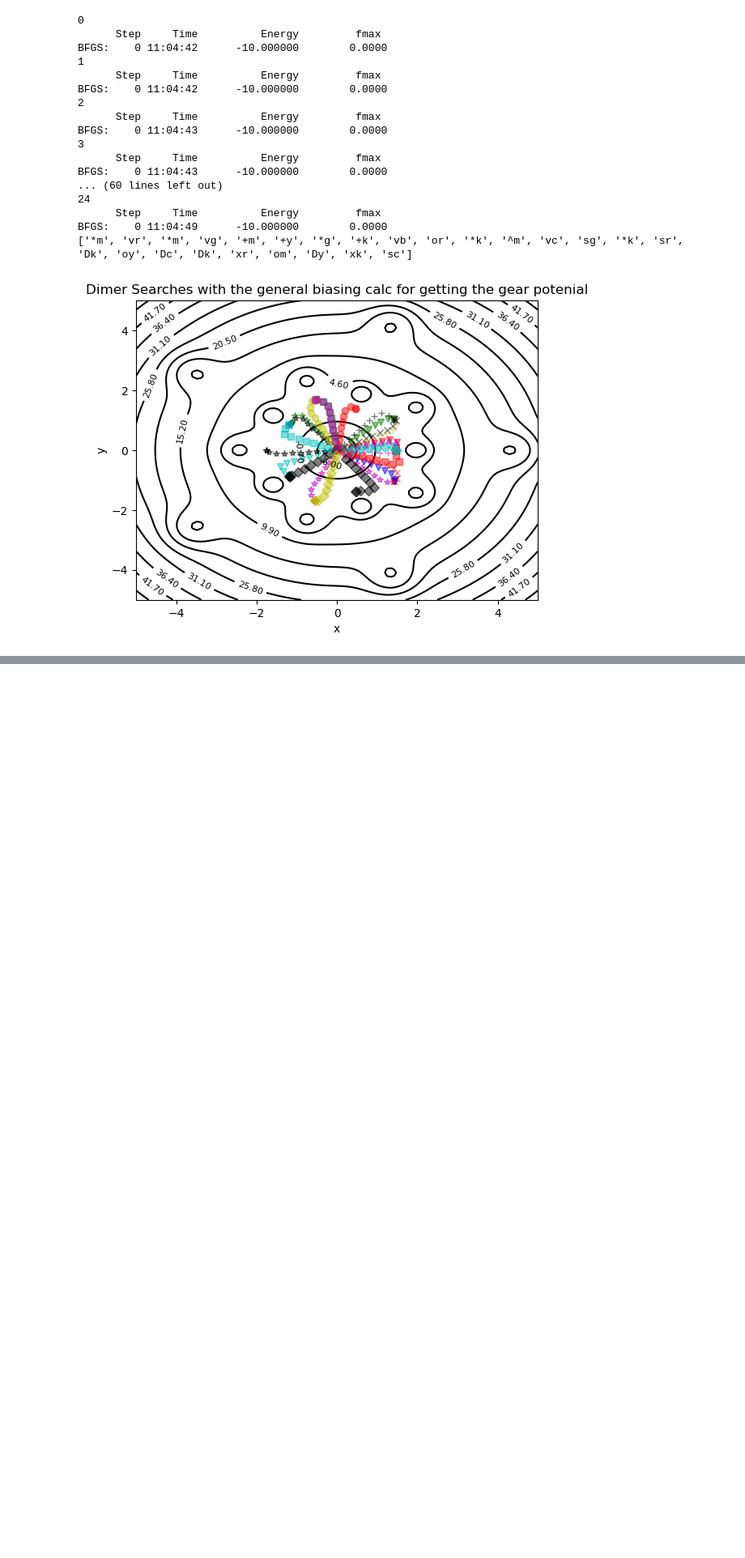
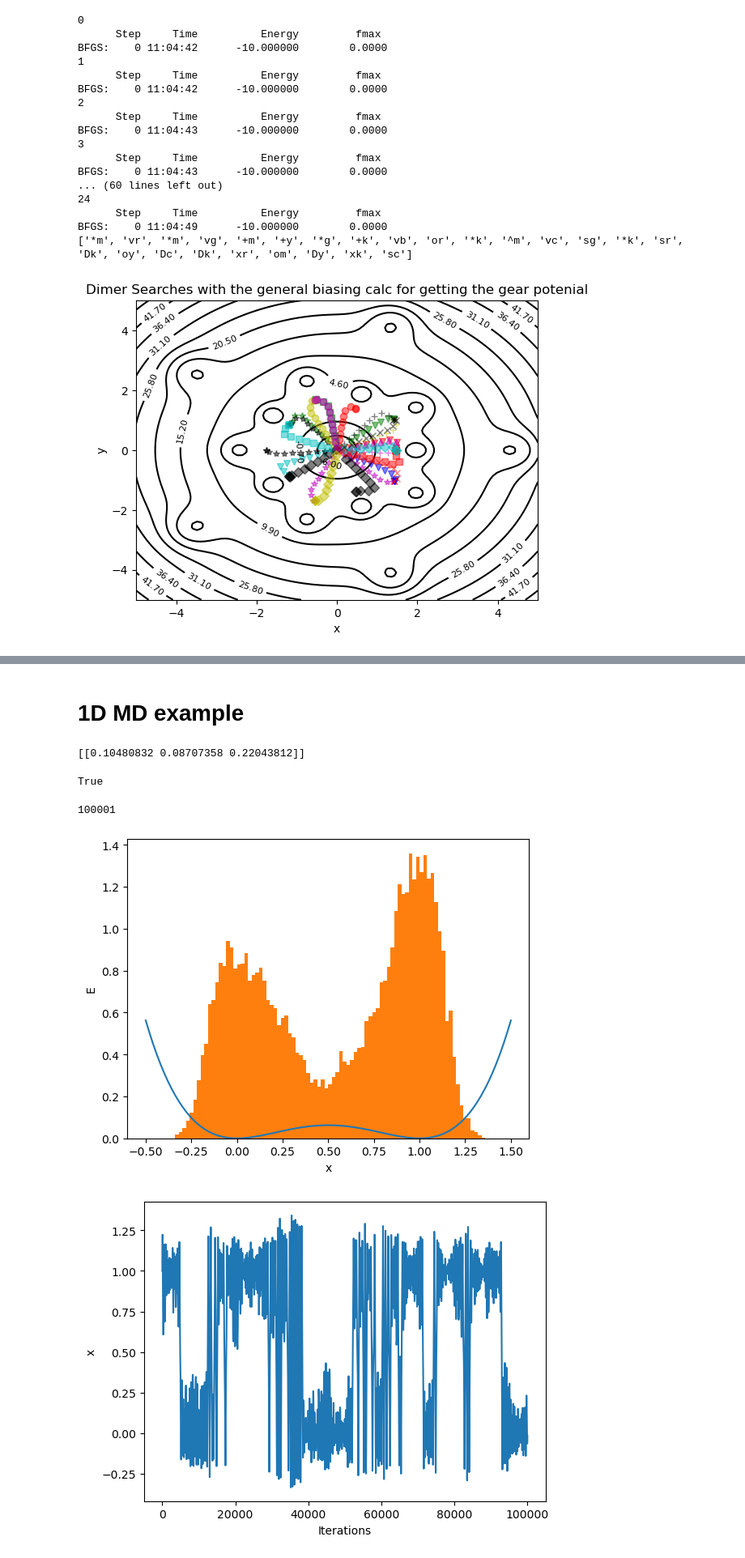
Before and after one commit to Nilsgoe/biASE, a Jupyter notebook: biASE_test.ipynb, the cells around one changed output, grey strips where cells are left out. Shown at 81% size. Saved outputs shown, nothing was run; the diff lists cells and outputs as text; code cells hidden in the pictures; blank space fills up the shorter version.

Commit message:
MD examples have been added to the notebook

```diff
--- a/biASE_test.ipynb
+++ b/biASE_test.ipynb
@@ -688,0 +783,2 @@ BFGS:    0 11:04:49      -10.000000        0.0000
+# %% [markdown]
+# 1D MD example
@@ -688,0 +795,73 @@ BFGS:    0 11:04:49      -10.000000        0.0000
+# %%
+atoms = Atoms('C',[[1.0,0.0,0.0]])
+jax_calc = General_Bias_Calculator(_cvs,f_cvs_1D)
+atoms.calc = jax_calc
+# %%
+from ase.md.andersen import Andersen
+'''c1 = FixedPlane(
+    [0],
+    [0, 0, 1],
+)
+
+atoms.set_constraint(c1)
+
+c2 = FixedPlane(
+    [0],
+    [0, 1, 0],
+)
+atoms.set_constraint(c1)
+atoms.set_constraint(c2)'''
+
+MaxwellBoltzmannDistribution(atoms, temperature_K=1000)
+print(atoms.get_velocities())
+
+dyn = Langevin(atoms, timestep=.5 * units.fs, temperature_K=500, friction=0.01, trajectory='md.traj',fixcm=False)#Andersen(atoms, timestep=.5 * units.fs, temperature_K=3000, andersen_prob=0.01,trajectory='md.traj')#
+
+#dyn = VelocityVerlet(atoms, timestep=1.0 * units.fs, trajectory='md.traj')
+
+N_steps = int(1e5)
+dyn.run(N_steps)
+# %% [output]
+[[0.10480832 0.08707358 0.22043812]]
+True
+# %%
+traj = read('md.traj@::1')
+print(len(traj))
+
+#print(traj)
+#print()
+x = []
+y = np.zeros(N_steps+1)
+z = np.zeros(N_steps+1)
+
+# Define an array to store the temperature at each step
+temperatures = np.zeros(N_steps+1)
+# Define an array to store the energy at each step
+energy = np.zeros(N_steps+1)
+kin = np.zeros(N_steps+1)
+pot = np.zeros(N_steps+1)
+
+for i,snap in enumerate(traj):
+    xyz = snap.get_positions()
+    x.append(xyz[0][0])
+    y[i] = xyz[0][1]
+    z[i] = xyz[0][2]
+    # Record the temperature at this step
+    temperatures[i] = snap.get_temperature()
+    pot[i] = snap.get_potential_energy()
+    kin[i] = snap.get_kinetic_energy()
+    energy[i] =snap.get_total_energy()
+# %% [output]
+100001
+# %%
+plot_1d_bias(f_cvs_1D,trajectory=[x],rangeCV1=[-0.5,1.5])
+
+plt.xlabel('Iterations')
+plt.ylabel('x')
+plt.plot(x)
+#plt.plot(y)
+#plt.plot(z)
+plt.savefig('X_movement_DW_C.png')
+# %% [output]
+[figure, added]
+[figure, added]
```
Also changed, not shown: parts of 27 cells of this notebook.
